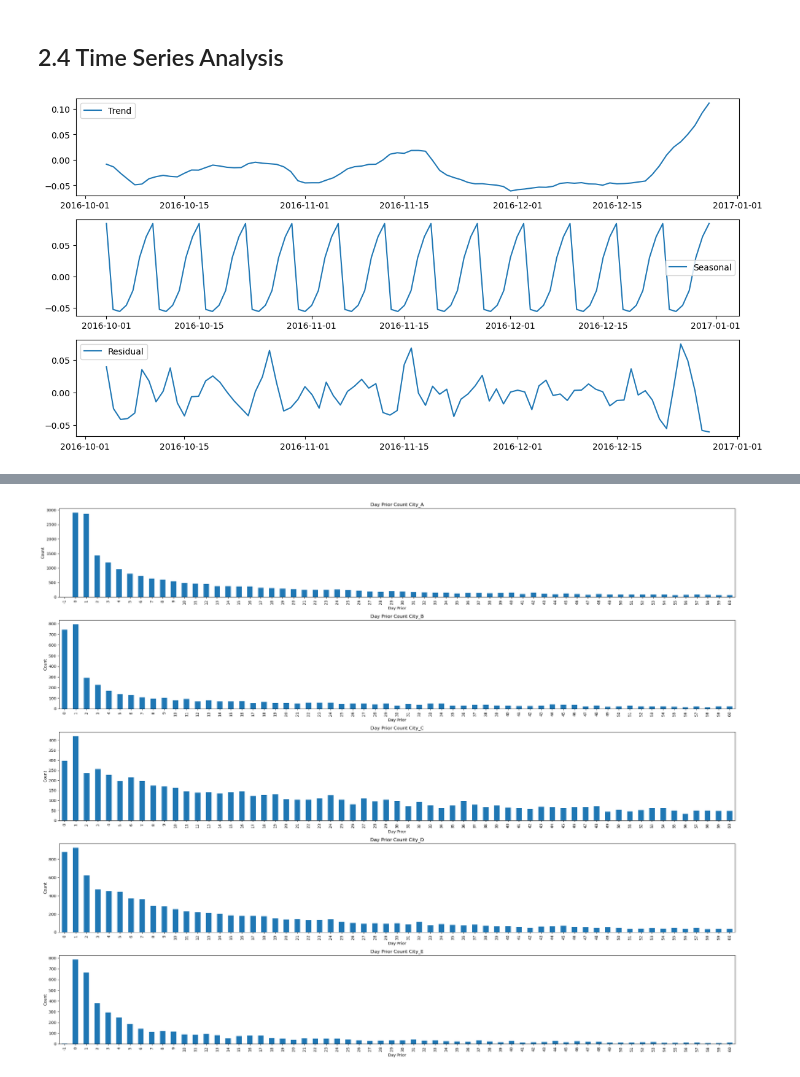
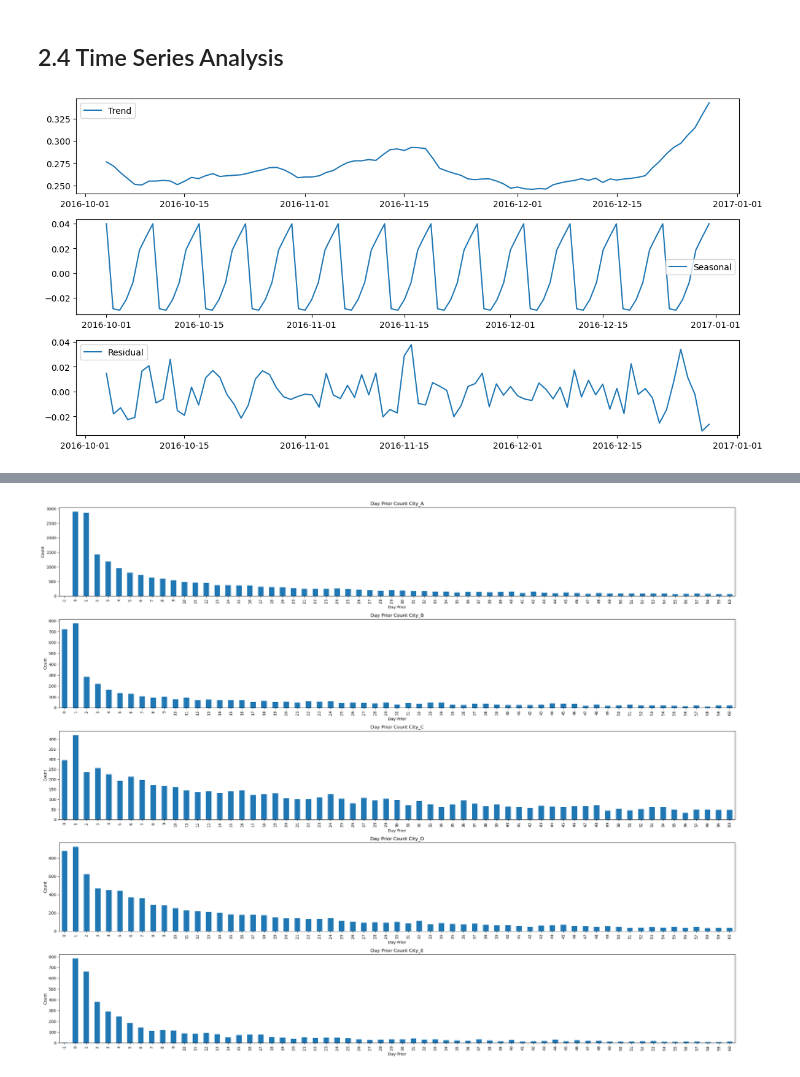
Before and after one commit to Tempesta-96/KagglePrac, a Jupyter notebook: hotel-booking-analysis.ipynb, the cells around one changed output, grey strips where cells are left out. Saved outputs shown, nothing was run; the diff lists cells and outputs as text; code cells hidden in the pictures.

```diff
--- a/hotel-booking-analysis.ipynb
+++ b/hotel-booking-analysis.ipynb
@@ -56,7 +84,7 @@ Check-out date – Date of check-out
 ## 2.1 Reading the file <a class="anchor"  id="subchapter2.1"></a>
 # %%
 # Specify the file path of the Excel file
-FILE = '/kaggle/input/hotel-booking/Case_Study_Urgency_Message_Data.xlsx'
+FILE = '/kaggle/input/hotel-booking/Hotel Price Analysis.xlsx'
 
 # List of cities to process
 CITIES = ['City_A', 'City_B', 'City_C', 'City_D', 'City_E']
@@ -70,7 +98,7 @@ for CITY in CITIES:
     df = pd.read_excel(FILE, sheet_name=CITY)
 
     # Add a new column 'Table Name' to indicate the city
-    df['Table Name'] = CITY
+    df['City'] = CITY
 
     # Append the DataFrame to the list
     hotel_list.append(df)
@@ -78,9 +106,6 @@ for CITY in CITIES:
 # Concatenate all individual hotel DataFrames into a single DataFrame
 hotel_df = pd.concat(hotel_list, ignore_index=True)
 
-# Save the concatenated DataFrame to an Excel file
-hotel_df.to_excel('Hotel Analysis.xlsx', index=False)
-
 # Display the concatenated DataFrame
 display(hotel_df)
 # %% [output]
@@ -118,8 +143,25 @@ def get_booking_day_of_year(booking_date):
 def get_checkin_day_of_year(checkin_date):
     return checkin_date.day_of_year
 
+def get_slope(hotel_id_slope, hotel_id):
+    if hotel_id in hotel_id_slope:
+        return hotel_id_slope.get(hotel_id)
+    else:
+        hotel_id_df = hotel_df[hotel_df['hotel_id'] == hotel_id]
+        try :
+            # Calculate the slope and intercept for the regression line
+            slope, intercept = np.polyfit(hotel_id_df['days_prior'], hotel_id_df['normalized_price'], 1)
+            sign = 'decreasing' if slope > 0 else 'increasing'
+            hotel_id_slope[hotel_id] = sign
+            return sign
+        except Exception as e :
+            hotel_id_slope[hotel_id] = np.nan
+            return np.nan
+
 # Constant for the number of top records to consider
 TOP = 5
+
+hotel_id_slope = {}
 
 # Calculate days prior and get booking/check-in days
 hotel_df['days_prior'] = hotel_df.apply(lambda x: calculate_days_prior(x['booking_date'], x['checkin_date']), axis=1)
@@ -128,15 +170,14 @@ hotel_df['checkin_day'] = hotel_df.apply(lambda x: get_checkin_day(x['checkin_da
 hotel_df['booking_day_of_year'] = hotel_df.apply(lambda x: get_booking_day_of_year(x['booking_date']), axis=1)
 hotel_df['checkin_day_of_year'] = hotel_df.apply(lambda x: get_checkin_day_of_year(x['checkin_date']), axis=1)
 
-# Calculate the mean ADR_USD for each star rating and hotel
-mean_df = hotel_df.groupby(['star_rating', 'hotel_id'])['ADR_USD'].mean().reset_index()
+min_max_scaler = MinMaxScaler()
 
-# Merge the mean ADR_USD back into the original dataframe
-merged_df = pd.merge(hotel_df, mean_df, on=['hotel_id', 'star_rating'])
+# Calculate the min max normalized ADR_USD for each accomodation tyoe name, star rating and city
+hotel_df['normalized_price'] = hotel_df.groupby(['hotel_id', 'accommodation_type_name', 'City', 'star_rating', 'chain_hotel'])['ADR_USD'].apply(lambda x: (x - x.min()) / (x.max() - x.min()))
+hotel_df['price'] = hotel_df['hotel_id'].apply(lambda x : get_slope(hotel_id_slope, x))
+hotel_df.dropna(inplace=True)
+display(hotel_df[hotel_df['price'].isna()])
 
-# Calculate normalized_ADR_USD using the mean ADR_USD
-merged_df['normalized_ADR_USD'] = (merged_df['ADR_USD_x'] - merged_df['ADR_USD_y']) / merged_df['ADR_USD_y']
-
-# Display the first few rows of the merged DataFrame
-display(merged_df.head())
+# Save the concatenated DataFrame to an Excel file
+hotel_df.to_excel('Hotel Analysis.xlsx', index=False)
 # %% [output]
@@ -253,28 +261,28 @@ plt.show()
 ## 2.4 Time Series Analysis <a class="anchor"  id="subchapter2.4"></a>
 # %%
 # Set the date column as the index
-merged_checkin_date_df = merged_df.groupby('checkin_date')['normalized_ADR_USD'].mean()
+merged_checkin_date_df = hotel_df.groupby('checkin_date')['normalized_price'].mean()
 merged_checkin_date_df = merged_checkin_date_df.asfreq('D')
 
 # Perform time series analysis
 decomposition = sm.tsa.seasonal_decompose(merged_checkin_date_df, model='additive')
 
 # Plot the original time series, trend, seasonal, and residual components
 plt.figure(figsize=(12, 8))
 
 plt.subplot(412)
 plt.plot(decomposition.trend, label='Trend')
 plt.legend()
 
 plt.subplot(413)
 plt.plot(decomposition.seasonal, label='Seasonal')
 plt.legend()
 
 plt.subplot(414)
 plt.plot(decomposition.resid, label='Residual')
 plt.legend()
 
 plt.tight_layout()
 plt.show()
 # %% [output]
-[figure, old version]
+[figure, new version]
```
Also changed, not shown: parts of 79 cells of this notebook.
